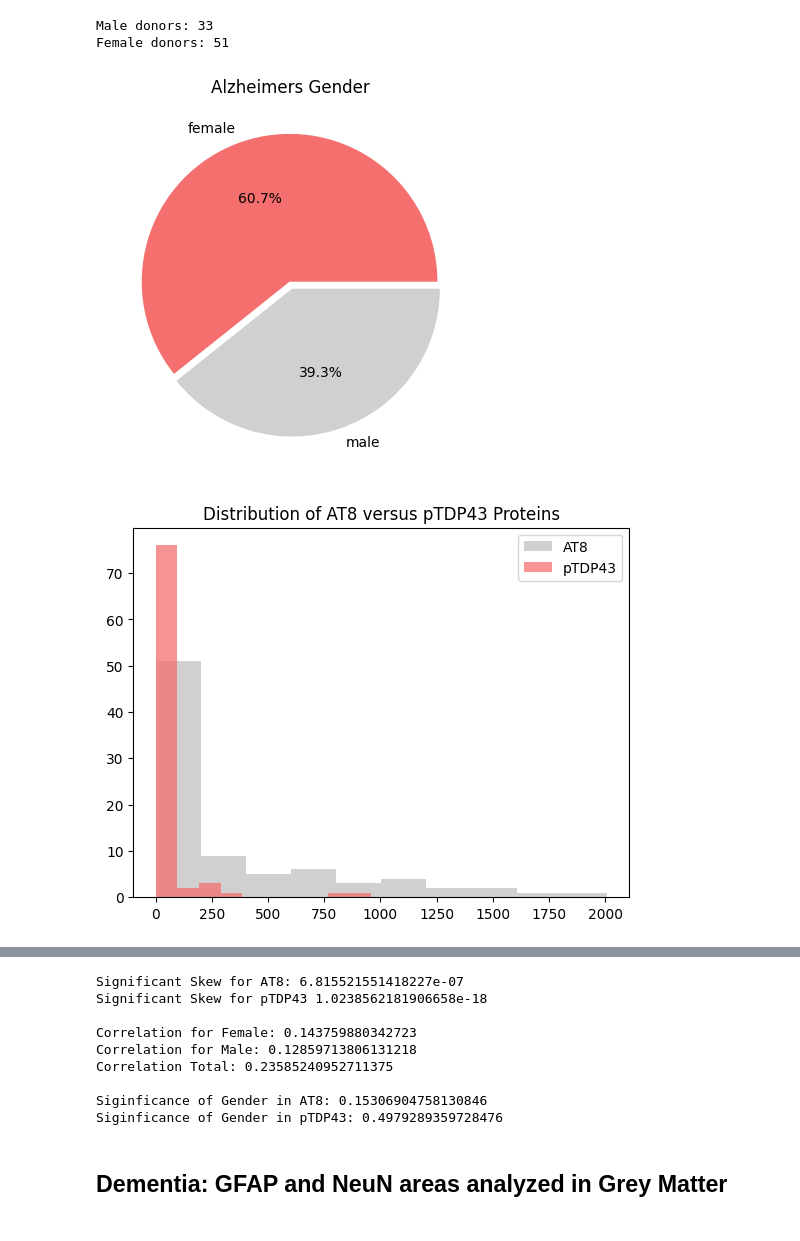
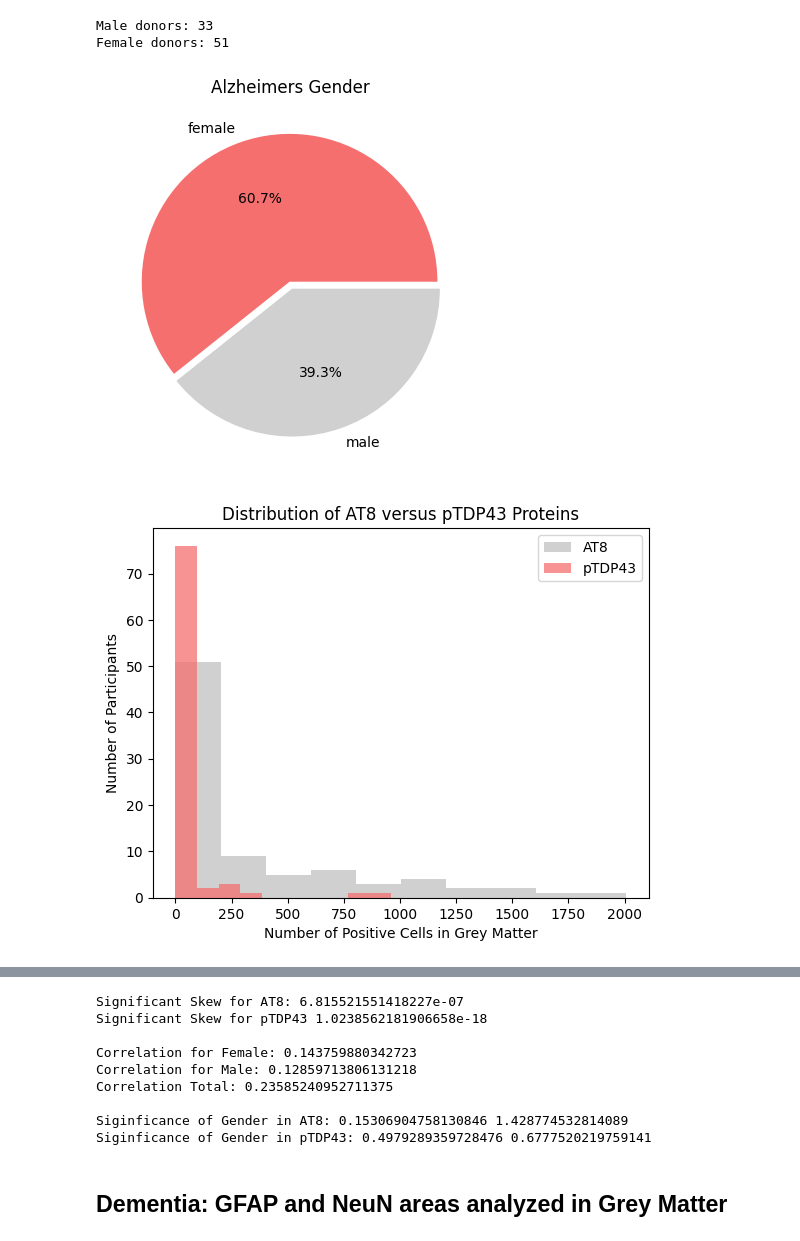
Before and after one commit to GraceHerchenroder/Neuro265, a Jupyter notebook: final project/final project.ipynb, the cells around one changed output, grey strips where cells are left out. Cells and saved outputs as stored; diff of their text form; code cells hidden in the pictures.

```diff
--- a/final project/final project.ipynb
+++ b/final project/final project.ipynb
@@ -58,37 +56,42 @@ for i in range(len(male_ID)):
   pTDP43_male[i] = pTDP43[donor_ID_data == male_ID.iloc[i]]
 # %%
 # Visualizing Distribution for Gender grouping
-
+# Figure B: Distribution of Grouping Variables
 plt.pie(alzheimer_ID['Sex'].value_counts(), explode = [0.025, 0.025], labels = ['female', 'male'], colors = ['#f56f6f', '#d0d0d0'], autopct='%1.1f%%')
 plt.title('Alzheimers Gender')
 plt.show()
 
+# Figure A: Distribution of Dependent Variables
 plt.hist(AT8, color = '#d0d0d0', bins = 10)
 plt.hist(pTDP43, color = '#f56f6f', bins = 10, alpha = 0.75)
 plt.title('Distribution of AT8 versus pTDP43 Proteins')
+plt.xlabel('Number of Positive Cells in Grey Matter')
+plt.ylabel('Number of Participants')
 plt.legend(['AT8', 'pTDP43'])
 plt.show()
 
+# Figure C: Scatter plot of dependent variables by group
 plt.scatter(AT8_female, pTDP43_female, color = '#f56f6f')
 plt.scatter(AT8_male, pTDP43_male, color = '#d0d0d0')
 plt.xlabel('AT8')
 plt.ylabel('pTDP43')
 plt.title('Scatter plot of Dependent Variables')
 plt.legend(['female', 'male'])
 plt.show()
 
+# Figure D: Boxplots of dependent variables by group
 fig, ax = plt.subplots(1, 2)
 fig.tight_layout(pad=5.0)
 ax[0].boxplot([AT8_female, AT8_male], labels=['Female', 'Male'])
 ax[0].set_title('AT8 Protein by Gender')
 ax[0].set_ylabel('Number of Cells')
 ax[1].boxplot([pTDP43_female, pTDP43_male], labels=['Female', 'Male'])
 ax[1].set_title('pTDP43 Protein by Gender')
 ax[1].set_ylabel('Number of Cells')
 plt.show()
 # %% [output]
 [figure]
-[figure, old version]
+[figure, new version]
 [figure]
 [figure]
 # %%
@@ -100,7 +103,7 @@ print('Significant Skew for AT8:', p_AT8)
 print('Significant Skew for pTDP43', p_pTDP43)
 print('')
 
-# Correlation
+# Correlation between data
 def autocorr(x, y):
     xcorr = np.correlate(x, y, 'full')  # Compute the autocorrelation
     xcorr = xcorr[xcorr.size//2:] / xcorr.max()               # Convert to correlation coefficients
@@ -113,11 +116,11 @@ print('Correlation for Male:',st.mean(corr_male))
 print('Correlation Total:',st.mean(corr_total_1))
 print('')
 
-# Statistics
+# Statistics across group
 stat_AT8_sex, p_AT8_sex = stats.ranksums(AT8_female, AT8_male)
 stat_pTDP43_sex, p_pTDP43_sex = stats.ranksums(pTDP43_female, pTDP43_male)
-print('Siginficance of Gender in AT8:', p_AT8_sex)
-print('Siginficance of Gender in pTDP43:', p_pTDP43_sex)
+print('Siginficance of Gender in AT8:', p_AT8_sex, stat_AT8_sex)
+print('Siginficance of Gender in pTDP43:', p_pTDP43_sex, stat_pTDP43_sex)
 # %% [output]
 Significant Skew for AT8: 6.815521551418227e-07
 Significant Skew for pTDP43 1.0238562181906658e-18
@@ -126,8 +129,8 @@ Correlation for Female: 0.143759880342723
 Correlation for Male: 0.12859713806131218
 Correlation Total: 0.23585240952711375
 
-Siginficance of Gender in AT8: 0.15306904758130846
-Siginficance of Gender in pTDP43: 0.4979289359728476
+Siginficance of Gender in AT8: 0.15306904758130846 1.428774532814089
+Siginficance of Gender in pTDP43: 0.4979289359728476 0.6777520219759141
 # %% [markdown]
 ## **Dementia**:  GFAP and NeuN areas analyzed in Grey Matter
 # %%
```
Also changed, not shown: parts of 5 cells of this notebook.
